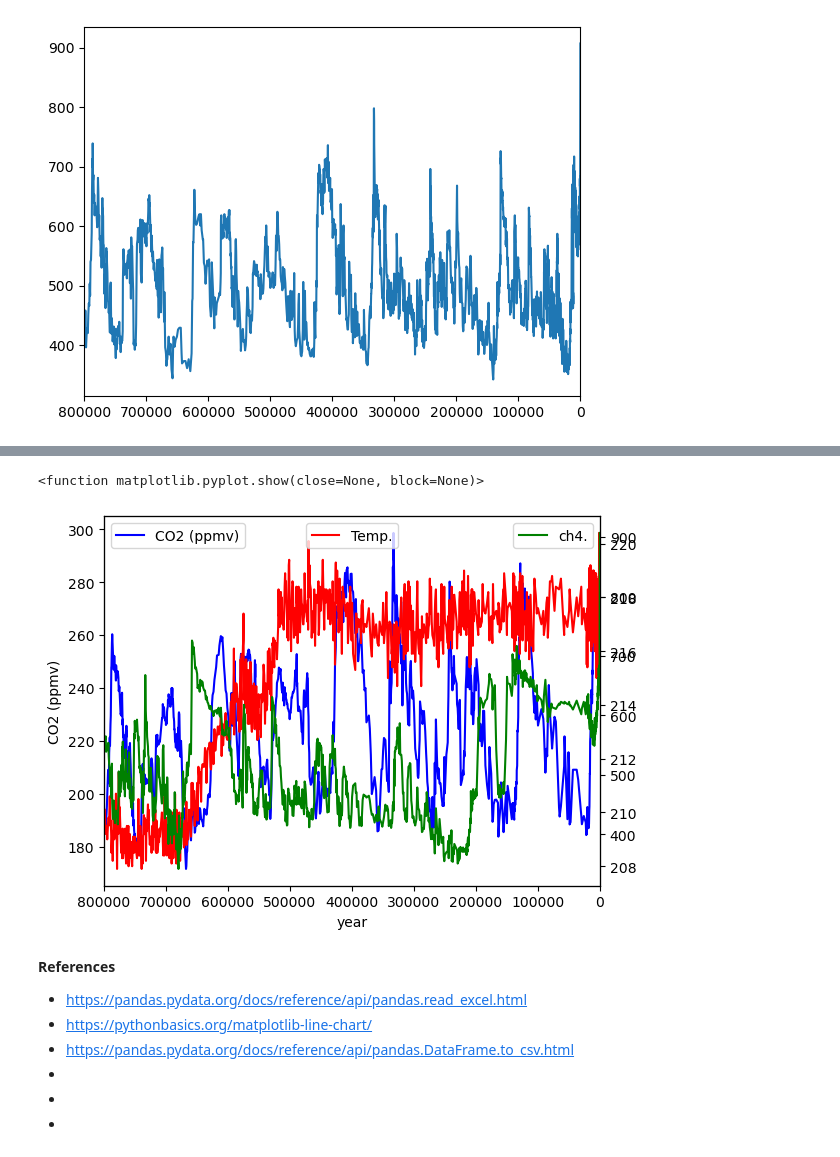
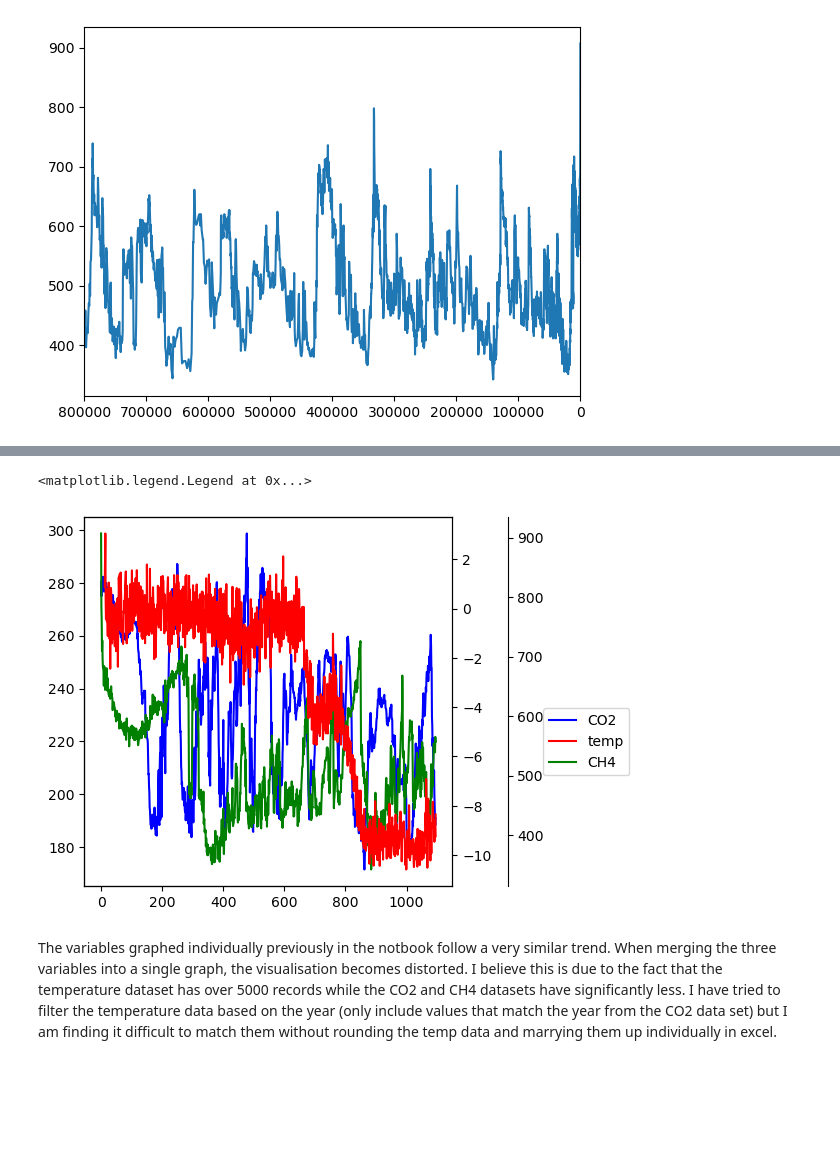
Before and after one commit to G00411301/PFDA-Project-2, a Jupyter notebook: PfDA_Project2.ipynb, the cells around one changed output, grey strips where cells are left out. Saved outputs shown, nothing was run; the diff lists cells and outputs as text; code cells hidden in the pictures; blank space fills up the shorter version.

```diff
--- a/PfDA_Project2.ipynb
+++ b/PfDA_Project2.ipynb
@@ -148,27 +134,26 @@ display(dfFinal)
 1096 rows × 4 columns
-# %%
-#Now we want to graph each of the three variables on a single chart
-
-x = dfFinal['year']
-y = dfFinal['CO2 (ppmv)']
-z = dfFinal['temp']
-aa = dfFinal['CH4 mean']
-fig, ax1 = plt.subplots()
-ax1.plot(x,y, label = 'CO2 (ppmv)', color='blue')
-plt.legend(loc = 'upper left')
-plt.xlabel("year")
-plt.ylabel("CO2 (ppmv)")
-ax1.set_xlim(800000,0)
-ax2= ax1.twinx()
-ax2.plot(x,z, label='Temp.', color = 'Red')
-plt.legend(loc = 'upper center')
-ax2.set_xlim(800000,0)
-ax3= ax1.twinx()
-ax3.plot(x,aa, label='ch4.', color = 'Green')
-plt.legend(loc = 'upper right')
-
-
-plt.show
-# %% [output]
-<function matplotlib.pyplot.show(close=None, block=None)>
-[figure, removed]
+# %%
+fig, ax = plt.subplots()
+ax3 = ax.twinx()
+rspine = ax3.spines['right']
+rspine.set_position(('axes', 1.15))
+ax3.set_frame_on(True)
+ax3.patch.set_visible(False)
+fig.subplots_adjust(right=0.7)
+
+dfFinal.CO2.plot(ax=ax, style='b-')
+# same ax as above since it's automatically added on the right
+dfFinal.temp.plot(ax=ax, style='r-', secondary_y=True)
+dfFinal.CH4.plot(ax=ax3, style='g-')
+
+# add legend --> take advantage of pandas providing us access
+# to the line associated with the right part of the axis
+ax3.legend([ax.get_lines()[0], ax.right_ax.get_lines()[0], ax3.get_lines()[0]],\
+           ['CO2','temp','CH4'], bbox_to_anchor=(1.5, 0.5))
+
+#dfFinal.plot(x='year', y=['CO2 (ppmv)', 'Temperature2007', 'CH4 mean'])
+# %% [output]
+<matplotlib.legend.Legend at 0x...>
+[figure, added]
+# %% [markdown]
+The variables graphed individually previously in the notbook follow a very similar trend. When merging the three variables into a single graph, the visualisation becomes distorted. I believe this is due to the fact that the temperature dataset has over 5000 records while the CO2 and CH4 datasets have significantly less. I have tried to filter the temperature data based on the year (only include values that match the year from the CO2 data set) but I am finding it difficult to match them without rounding the temp data and marrying them up individually in excel.
@@ -182,9 +173,0 @@ dfFinal.to_json('climate dataset')
-# %% [markdown]
-**References**
-
-- https://pandas.pydata.org/docs/reference/api/pandas.read_excel.html
-- https://pythonbasics.org/matplotlib-line-chart/
-- https://pandas.pydata.org/docs/reference/api/pandas.DataFrame.to_csv.html
--
--
--
```
Also changed, not shown: parts of 7 cells of this notebook, 5 other files.
